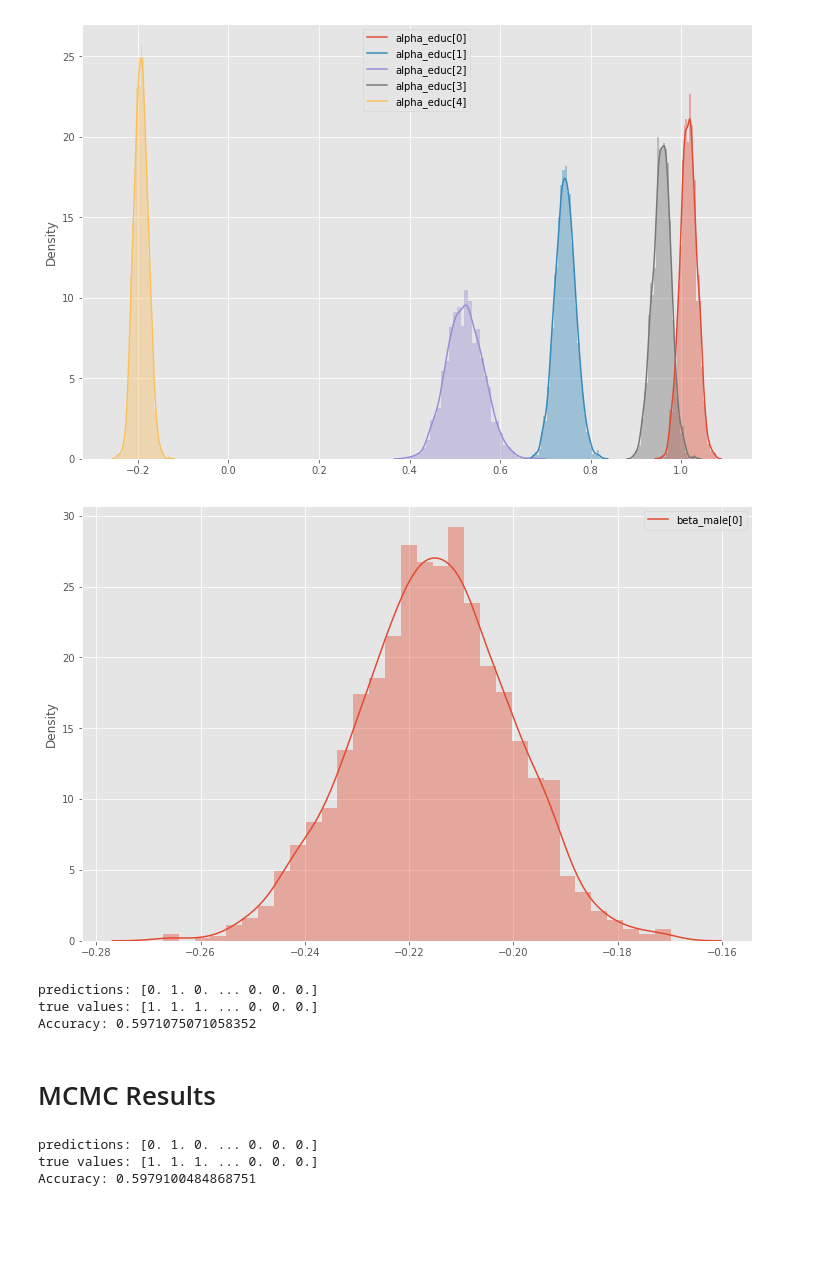
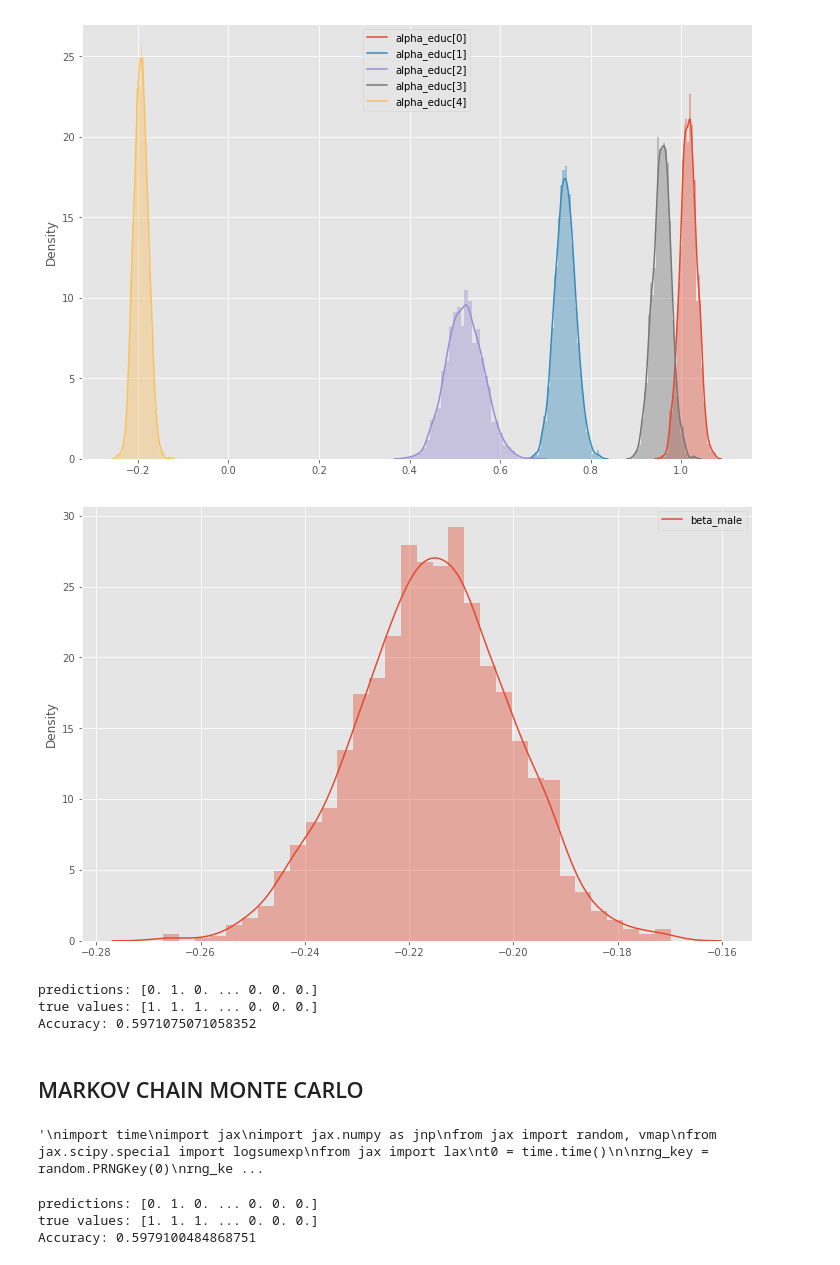
Before and after one commit to JakubReha/misterP, a Jupyter notebook: model.ipynb, the cells around one changed output. Drawn from its saved outputs; the diff is of its cells as text; code cells hidden in the pictures; blank space fills up the shorter version.

```diff
--- a/model.ipynb
+++ b/model.ipynb
@@ -273,11 +236,9 @@ plt.show()
 # %%
-n_cat = 1
-for c in range(n_cat):
-    sns.distplot(params_samples["beta_male"][:,c])
-plt.legend(["beta_male[%d]" % c for c in range(n_cat)])
+sns.distplot(params_samples["beta_male"])
+plt.legend(["beta_male"])
 plt.show()
 # %% [output]
-[figure, old version]
+[figure, new version]
 # %%
 # make predictions for the train set
 def sigmoid_n(x):
@@ -307,5 +268,5 @@ compute_accuracy(samples,X,y,states_x)
 predictions: [0. 1. 0. ... 0. 0. 0.]
 true values: [1. 1. 1. ... 0. 0. 0.]
 Accuracy: 0.5971075071058352
-# %% [markdown]
-# MCMC Results
+# %% [markdown]
+## MARKOV CHAIN MONTE CARLO
@@ -312,3 +300,29 @@ Accuracy: 0.5971075071058352
+# %%
+"""
+import time
+import jax
+import jax.numpy as jnp
+from jax import random, vmap
+from jax.scipy.special import logsumexp
+from jax import lax
+t0 = time.time()
+
+rng_key = random.PRNGKey(0)
+rng_key, rng_key_ = random.split(rng_key)
+
+nuts_kernel = NUTS(model=model2, max_tree_depth=8, step_size=5e-3, adapt_step_size=False)
+mcmc = MCMC(nuts_kernel, num_samples=2000, num_warmup=500, num_chains=1)
+mcmc.run(rng_key_, X, y)
+
+t_fin = time.time()
+
+print("Total time: {0:.3f}m".format((t_fin - t0)/60))
+
+hmc_samples = {k: np.asarray(v) for k, v in mcmc.get_samples().items()}
+np.save('mcmc_posterior.npy',  hmc_samples)
+"""
+# %% [output]
+'\nimport time\nimport jax\nimport jax.numpy as jnp\nfrom jax import random, vmap\nfrom jax.scipy.special import logsumexp\nfrom jax import lax\nt0 = time.time()\n\nrng_key = random.PRNGKey(0)\nrng_ke ...
 # %%
 #hmc_samples = {k: v for k, v in mcmc.get_samples().items()}
 hmc_samples = np.load('mcmc_posterior.npy', allow_pickle = True)
```
Also changed, not shown: parts of 103 cells of this notebook, 2 other files.
